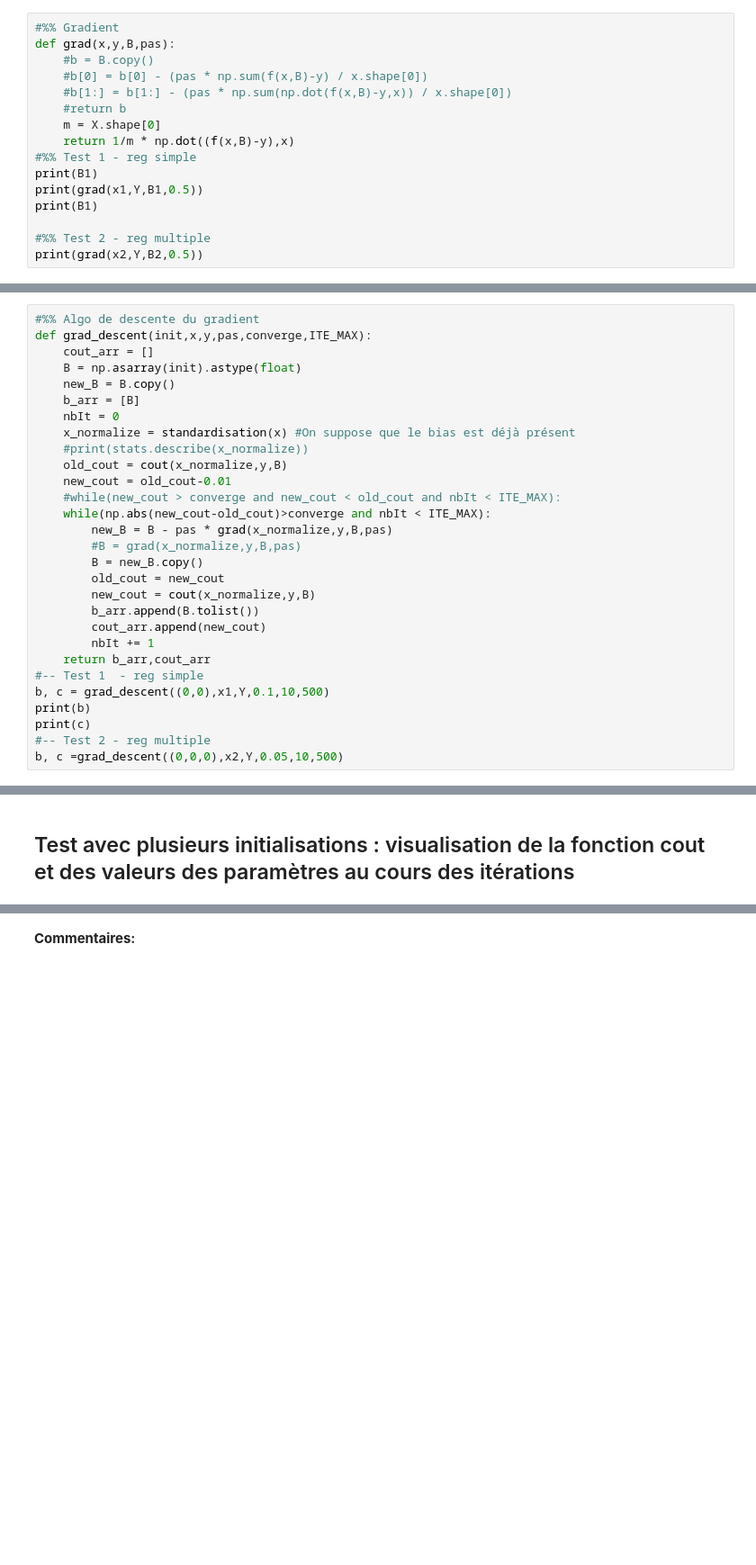
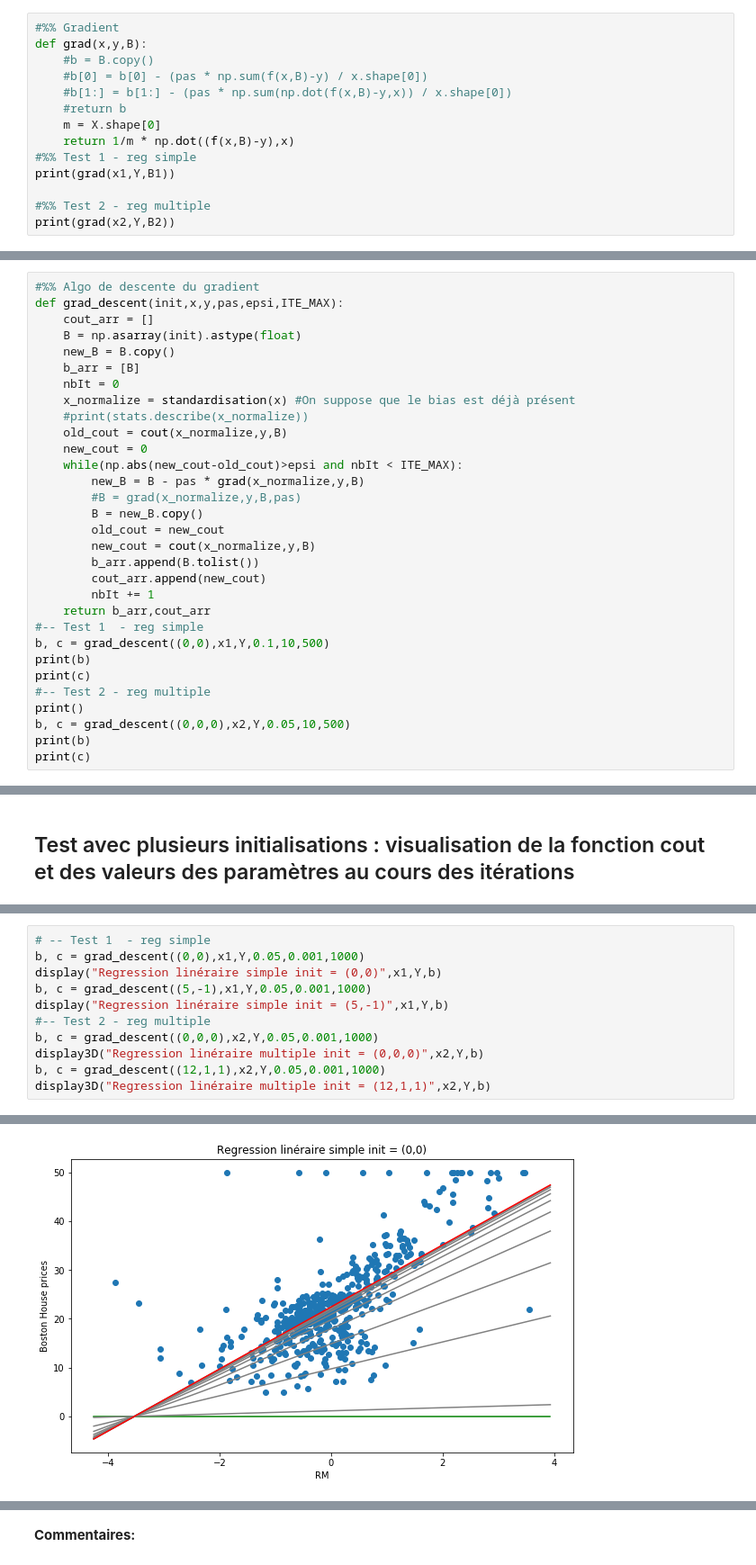
Before and after one commit to MrRedbloX/M1_INFO, a Jupyter notebook: INF2249_AlgorithmiqueDonnees/TP4/AlgoDescGrad.ipynb, the cells around one changed output, grey strips where cells are left out. Shown at 90% size. Drawn from its saved outputs; the diff is of its cells as text; blank space fills up the shorter version.

```diff
--- a/INF2249_AlgorithmiqueDonnees/TP4/AlgoDescGrad.ipynb
+++ b/INF2249_AlgorithmiqueDonnees/TP4/AlgoDescGrad.ipynb
@@ -169,7 +171,7 @@ print(cout(x2,Y,B2))
 2349.4674978854646
 # %%
 #%% Gradient
-def grad(x,y,B,pas):
+def grad(x,y,B):
     #b = B.copy()
     #b[0] = b[0] - (pas * np.sum(f(x,B)-y) / x.shape[0])
     #b[1:] = b[1:] - (pas * np.sum(np.dot(f(x,B)-y,x)) / x.shape[0])
@@ -177,10 +179,8 @@ def grad(x,y,B,pas):
     m = X.shape[0]
     return 1/m * np.dot((f(x,B)-y),x)
 #%% Test 1 - reg simple
-print(B1)
-print(grad(x1,Y,B1,0.5))
-print(B1)
+print(grad(x1,Y,B1))
 
 #%% Test 2 - reg multiple
-print(grad(x2,Y,B2,0.5))
+print(grad(x2,Y,B2))
 # %% [output]
@@ -217,7 +215,7 @@ print(standardisation(x2))
  [ 1.         -0.48772236  0.15812412]]
 # %%
 #%% Algo de descente du gradient
-def grad_descent(init,x,y,pas,converge,ITE_MAX):
+def grad_descent(init,x,y,pas,epsi,ITE_MAX):
     cout_arr = []
     B = np.asarray(init).astype(float)
     new_B = B.copy()
@@ -226,10 +224,9 @@ def grad_descent(init,x,y,pas,converge,ITE_MAX):
     x_normalize = standardisation(x) #On suppose que le bias est déjà présent
     #print(stats.describe(x_normalize))
     old_cout = cout(x_normalize,y,B)
-    new_cout = old_cout-0.01
-    #while(new_cout > converge and new_cout < old_cout and nbIt < ITE_MAX):
-    while(np.abs(new_cout-old_cout)>converge and nbIt < ITE_MAX):
-        new_B = B - pas * grad(x_normalize,y,B,pas)
+    new_cout = 0
+    while(np.abs(new_cout-old_cout)>epsi and nbIt < ITE_MAX):
+        new_B = B - pas * grad(x_normalize,y,B)
         #B = grad(x_normalize,y,B,pas)
         B = new_B.copy()
         old_cout = new_cout
@@ -243,5 +240,8 @@ b, c = grad_descent((0,0),x1,Y,0.1,10,500)
 print(b)
 print(c)
 #-- Test 2 - reg multiple
-b, c =grad_descent((0,0,0),x2,Y,0.05,10,500)
+print()
+b, c = grad_descent((0,0,0),x2,Y,0.05,10,500)
+print(b)
+print(c)
 # %% [output]
@@ -339,0 +293,12 @@ inf
+# %%
+# -- Test 1  - reg simple
+b, c = grad_descent((0,0),x1,Y,0.05,0.001,1000)
+display("Regression linéraire simple init = (0,0)",x1,Y,b)
+b, c = grad_descent((5,-1),x1,Y,0.05,0.001,1000)
+display("Regression linéraire simple init = (5,-1)",x1,Y,b)
+#-- Test 2 - reg multiple
+b, c = grad_descent((0,0,0),x2,Y,0.05,0.001,1000)
+display3D("Regression linéraire multiple init = (0,0,0)",x2,Y,b)
+b, c = grad_descent((12,1,1),x2,Y,0.05,0.001,1000)
+display3D("Regression linéraire multiple init = (12,1,1)",x2,Y,b)
+# %% [output]
@@ -339,0 +306 @@ inf
+[figure, added]
```
Also changed, not shown: parts of 9 cells of this notebook.
